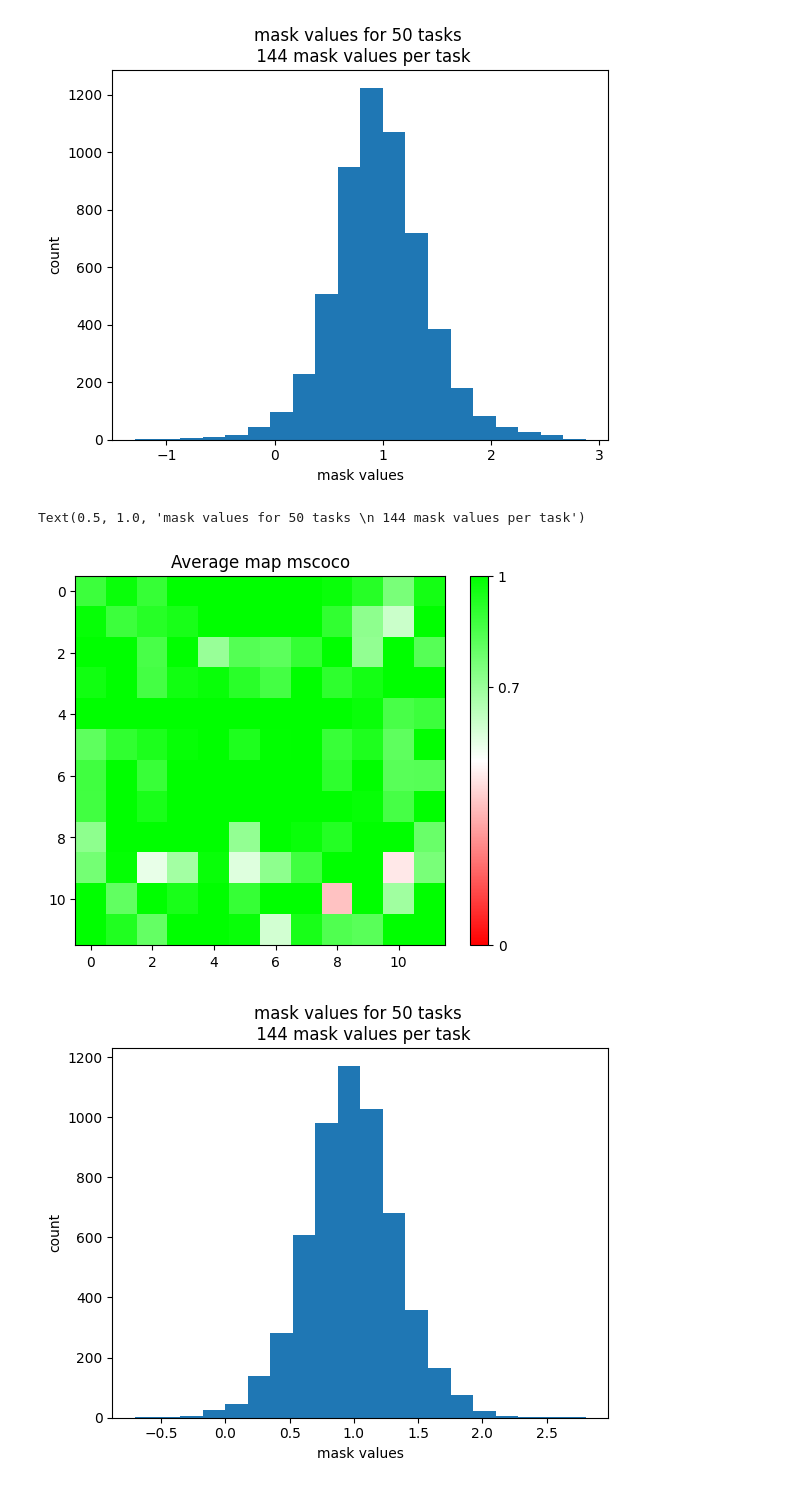
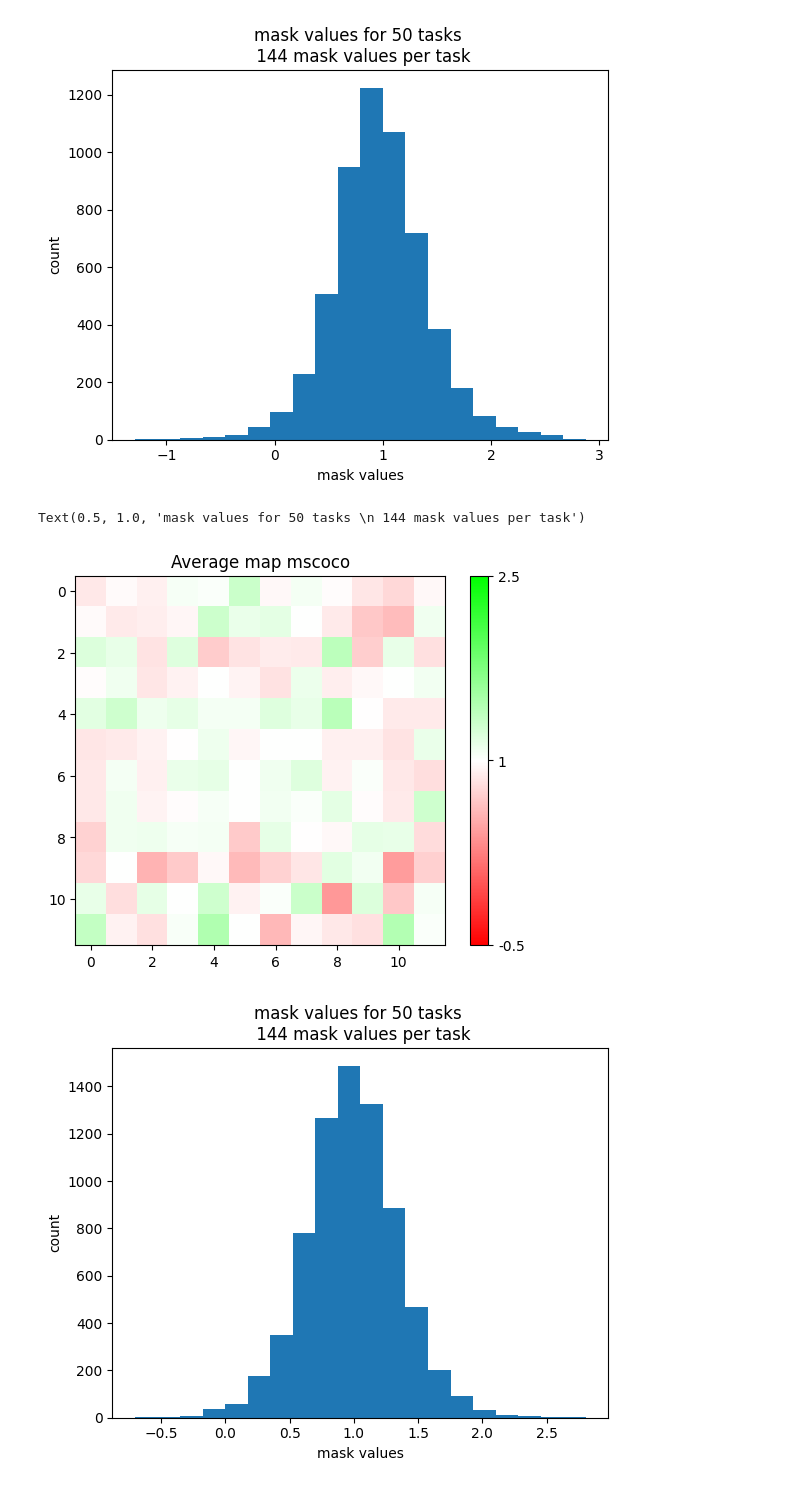
Before and after one commit to RafLaf/mask_train, a Jupyter notebook: notebooks/mask.ipynb, the cells around one changed output. Cells and saved outputs as stored; diff of their text form; code cells hidden in the pictures.

```diff
--- a/notebooks/mask.ipynb
+++ b/notebooks/mask.ipynb
@@ -107,33 +107,33 @@ Text(0.5, 1.0, 'mask values for 50 tasks \n 144 mask values per task')
 # %%
 dataset = 'mscoco'
 L_mask = []
-for i in range(39):
+for i in range(50):
     a = torch.load(f'/home/delafarr/mask_train/output_files/only_v/evaluation/default/results_mask_adam_{dataset}_50_shots_task{i}.pt',map_location=torch.device('cpu'))
     # a = torch.load(f'/home/raphael/Documents/prune2adapt/prune2adapt/new_metadataset_result/evaluation/default/LORA/evaluation/default/test/results_lora_dtd_50_shots_task{i}.pt')
     mask = a[dataset][0][3].detach().numpy()
     L_mask.append(mask)
 L_mask = np.array(L_mask)
 colors = [(1, 0, 0), (1, 1, 1), (0, 1, 0)]  # Red, White, Green
 cmap = mcolors.LinearSegmentedColormap.from_list("custom_cmap", colors)
-mini = 0
-maxi = 1
+mini = -0.5
+maxi = 2.5
 # Set the normalization for the values from -2 to 3
 norm = mcolors.Normalize(vmin=mini, vmax=maxi)
 
 # Plot the matrix
 plt.imshow(L_mask.mean(0), cmap=cmap, norm=norm)
 
 # Add a color bar
 cbar = plt.colorbar(ticks=[mini, 1, maxi])
 cbar.ax.set_yticklabels([f'{mini}', '1 ', f'{maxi} '])
 plt.title(f'Average map {dataset}')
 
 plt.figure()
 plt.hist(L_mask.ravel(),bins=20)
 plt.xlabel('mask values')
 plt.ylabel('count')
 plt.title('mask values for 50 tasks \n 144 mask values per task')
 # %% [output]
 Text(0.5, 1.0, 'mask values for 50 tasks \n 144 mask values per task')
-[figure, old version]
+[figure, new version]
-[figure, old version]
+[figure, new version]
```
Also changed, not shown: parts of 1 cell of this notebook, 3 other files.
